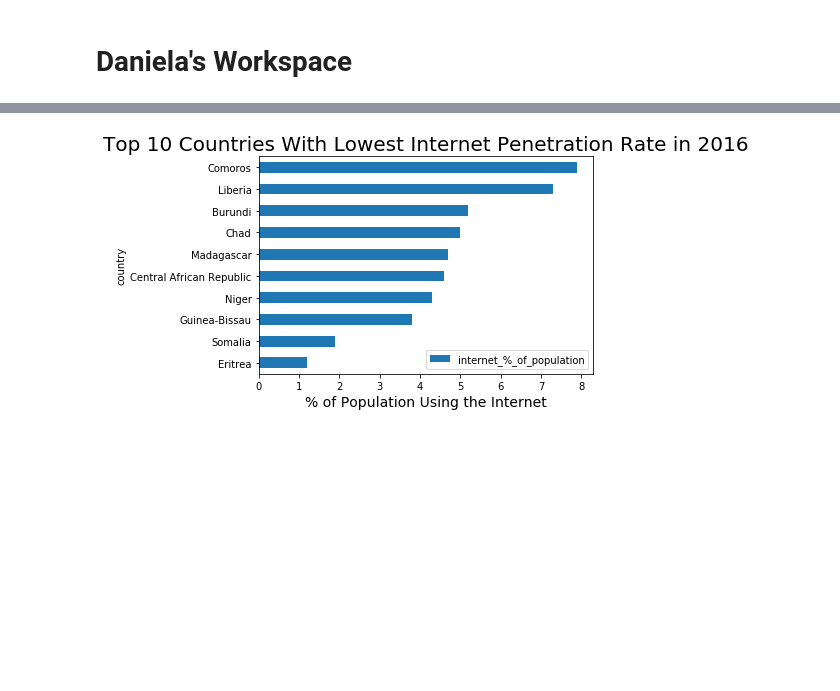
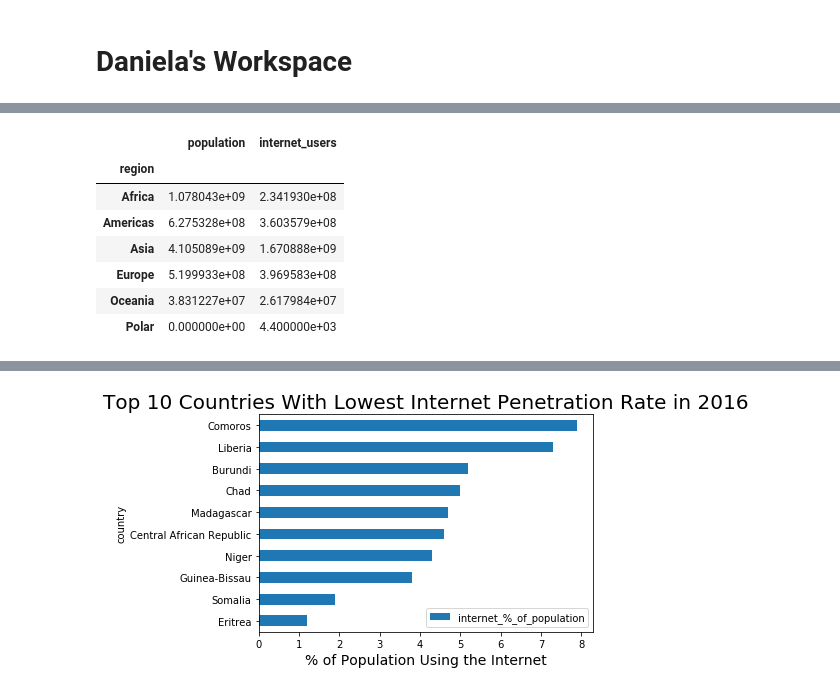
Before and after one commit to JoshuaFarmerATX/butterfly-effect, a Jupyter notebook: butterfly_effect.ipynb, the cells around one changed output, grey strips where cells are left out. Drawn from its saved outputs; the diff is of its cells as text; code cells hidden in the pictures; blank space fills up the shorter version.

```diff
--- a/butterfly_effect.ipynb
+++ b/butterfly_effect.ipynb
@@ -154,3 +130,14 @@ plt.show()
+# %%
+per_sub_area
+# %% [output]
+|  | population | internet_users |
+| region |  |  |
+| Africa | 1.078043e+09 | 2.341930e+08 |
+| Americas | 6.275328e+08 | 3.603579e+08 |
+| Asia | 4.105089e+09 | 1.670888e+09 |
+| Europe | 5.199933e+08 | 3.969583e+08 |
+| Oceania | 3.831227e+07 | 2.617984e+07 |
+| Polar | 0.000000e+00 | 4.400000e+03 |
 # %%
 # What countries have almost 100% of their population using the Internet?
 
```
Also changed, not shown: parts of 10 cells of this notebook.
